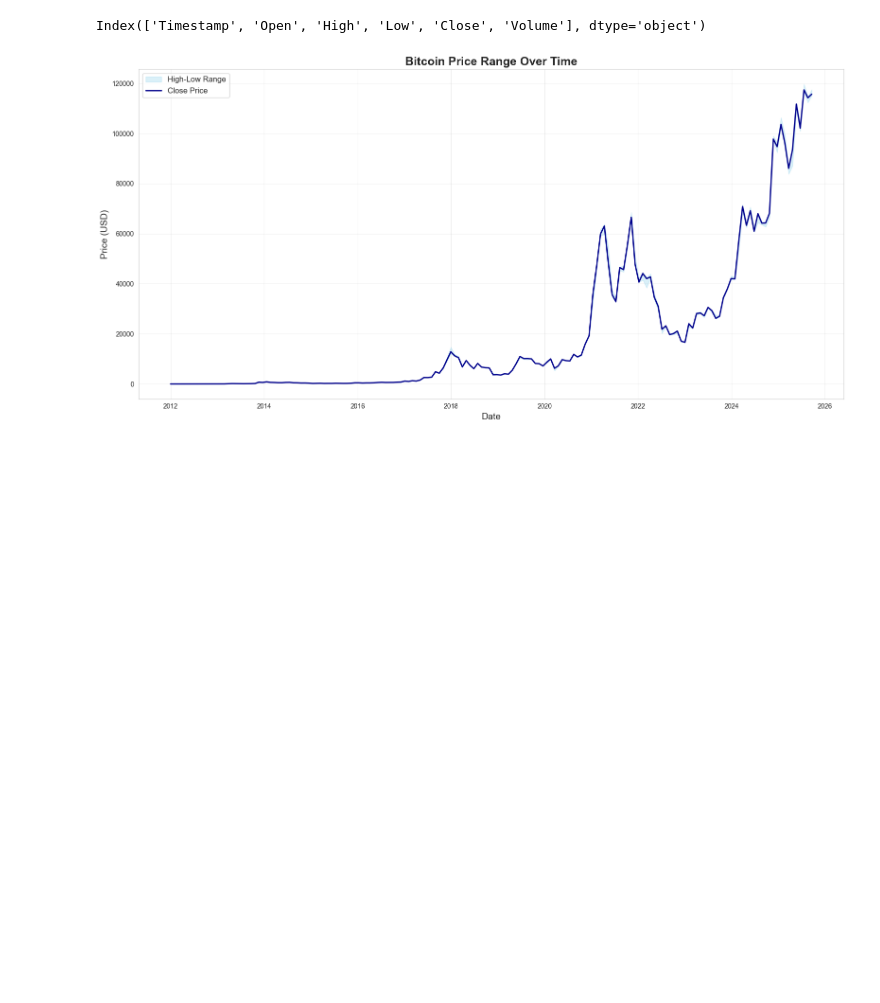
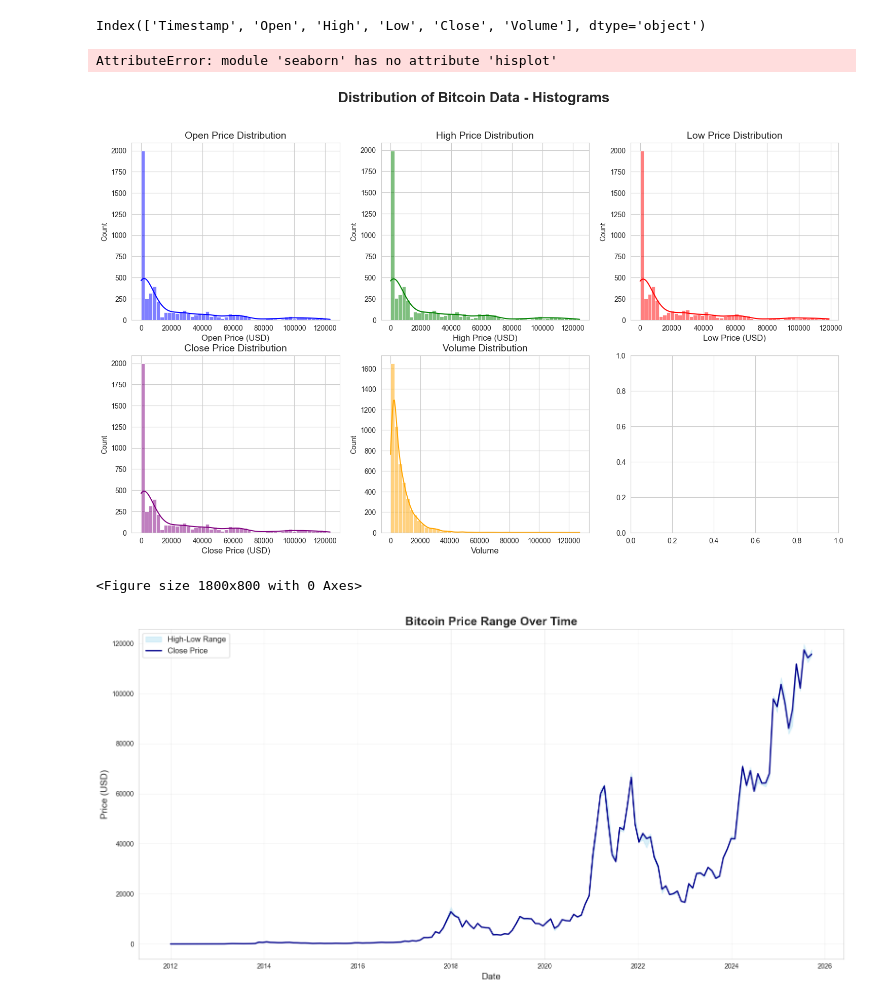
Before and after one commit to SuperaNova/MLC, a Jupyter notebook: notebooks/data_visualization.ipynb, the cells around one changed output. Cells and saved outputs as stored; diff of their text form; code cells hidden in the pictures; blank space fills up the shorter version.

Commit message:
added hisplots

```diff
--- a/notebooks/data_visualization.ipynb
+++ b/notebooks/data_visualization.ipynb
@@ -14,3 +25,49 @@ print(data.columns)
 # %% [output]
 Index(['Timestamp', 'Open', 'High', 'Low', 'Close', 'Volume'], dtype='object')
+# %%
+# Create histograms for all price columns
+fig, axes = plt.subplots(2, 3, figsize=(18, 10))
+fig.suptitle('Distribution of Bitcoin Data - Histograms', fontsize=20, fontweight='bold')
+
+# Open price
+sb.histplot(data=data_daily, x='Open', kde=True, bins=50, color='blue', ax=axes[0, 0])
+axes[0, 0].set_title('Open Price Distribution', fontsize=14)
+axes[0, 0].set_xlabel('Open Price (USD)', fontsize=12)
+
+# High price
+sb.histplot(data=data_daily, x='High', kde=True, bins=50, color='green', ax=axes[0, 1])
+axes[0, 1].set_title('High Price Distribution', fontsize=14)
+axes[0, 1].set_xlabel('High Price (USD)', fontsize=12)
+
+# Low price
+sb.histplot(data=data_daily, x='Low', kde=True, bins=50, color='red', ax=axes[0, 2])
+axes[0, 2].set_title('Low Price Distribution', fontsize=14)
+axes[0, 2].set_xlabel('Low Price (USD)', fontsize=12)
+
+# Close price
+sb.histplot(data=data_daily, x='Close', kde=True, bins=50, color='purple', ax=axes[1, 0])
+axes[1, 0].set_title('Close Price Distribution', fontsize=14)
+axes[1, 0].set_xlabel('Close Price (USD)', fontsize=12)
+
+# Volume
+sb.histplot(data=data_daily, x='Volume', kde=True, bins=50, color='orange', ax=axes[1, 1])
+axes[1, 1].set_title('Volume Distribution', fontsize=14)
+axes[1, 1].set_xlabel('Volume', fontsize=12)
+
+data_daily['Year'] = data_daily.index.year
+# Close price by year
+plt.figure(figsize=(18, 8))
+sb.hisplot(data=data_daily, x='Volume', kde=True, bins=50, color='yellow', ax=axes[1, 1])
+plt.title('Bitcoin Close Price Distribution by Year', fontsize=18, fontweight='bold')
+plt.xlabel('Year', fontsize=14)
+plt.ylabel('Close Price (USD)', fontsize=14)
+plt.xticks(rotation=45)
+plt.grid(True, alpha=0.3)
+
+plt.tight_layout()
+plt.show()
+# %% [output]
+AttributeError: module 'seaborn' has no attribute 'hisplot'
+[figure, added]
+<Figure size 1800x800 with 0 Axes>
 # %%
```
Also changed, not shown: parts of 3 cells of this notebook.
